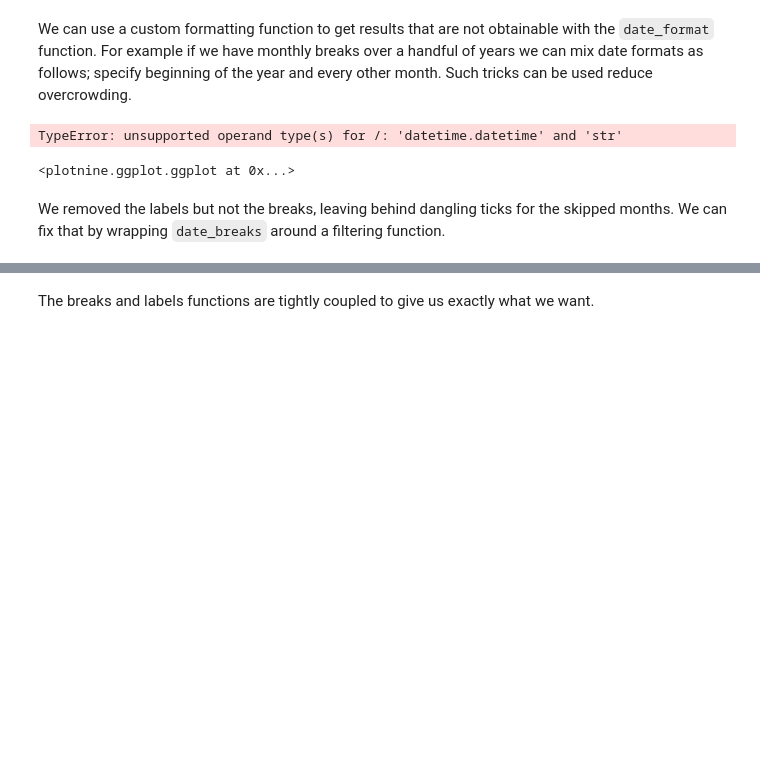
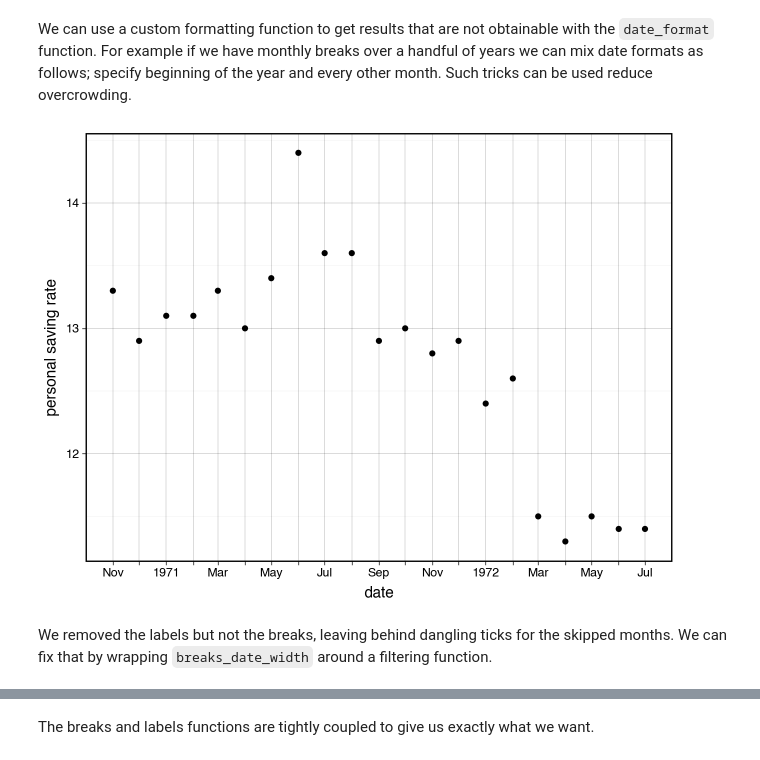
Before and after one commit to has2k1/plotnine-examples, a Jupyter notebook: plotnine_examples/tutorials/miscellaneous-manipulating-date-breaks-and-date-labels.ipynb, the cells around one changed output, grey strips where cells are left out. Cells and saved outputs as stored; diff of their text form; code cells hidden in the pictures; blank space fills up the shorter version.

```diff
--- a/plotnine_examples/tutorials/miscellaneous-manipulating-date-breaks-and-date-labels.ipynb
+++ b/plotnine_examples/tutorials/miscellaneous-manipulating-date-breaks-and-date-labels.ipynb
@@ -97,39 +94,37 @@ For example if we have monthly breaks over a handful of years we can mix date fo
 # %%
 from datetime import date
 
-
-def custom_date_format2(breaks):
+def custom_date_label2(breaks):
     """
     Function to format the date
     """
     res = []
     for x in breaks:
         # First day of the year
         if x.month == 1 and x.day == 1:
             fmt = "%Y"
         # Every other month
         elif x.month % 2 != 0:
             fmt = "%b"
         else:
             fmt = ""
 
         res.append(date.strftime(x, fmt))
 
     return res
 
 
 (
     ggplot(economics.loc[40:60, :])  # modified
     + geom_point(aes("date", "psavert"))
     + scale_x_datetime(
-        breaks=date_breaks("1 months"), labels=custom_date_format2, minor_breaks=[]
+        breaks=breaks_date_width("1 months"), labels=custom_date_label2, minor_breaks=[]
     )
     + labs(y="personal saving rate")
 )
 # %% [output]
-TypeError: unsupported operand type(s) for /: 'datetime.datetime' and 'str'
-<plotnine.ggplot.ggplot at 0x...>
+[figure, added]
 # %% [markdown]
 We removed the labels but not the breaks, leaving behind dangling ticks for the skipped months.
-We can fix that by wrapping `date_breaks` around a filtering function.
+We can fix that by wrapping `breaks_date_width` around a filtering function.
 # %%
```
Also changed, not shown: parts of 6 cells of this notebook.
